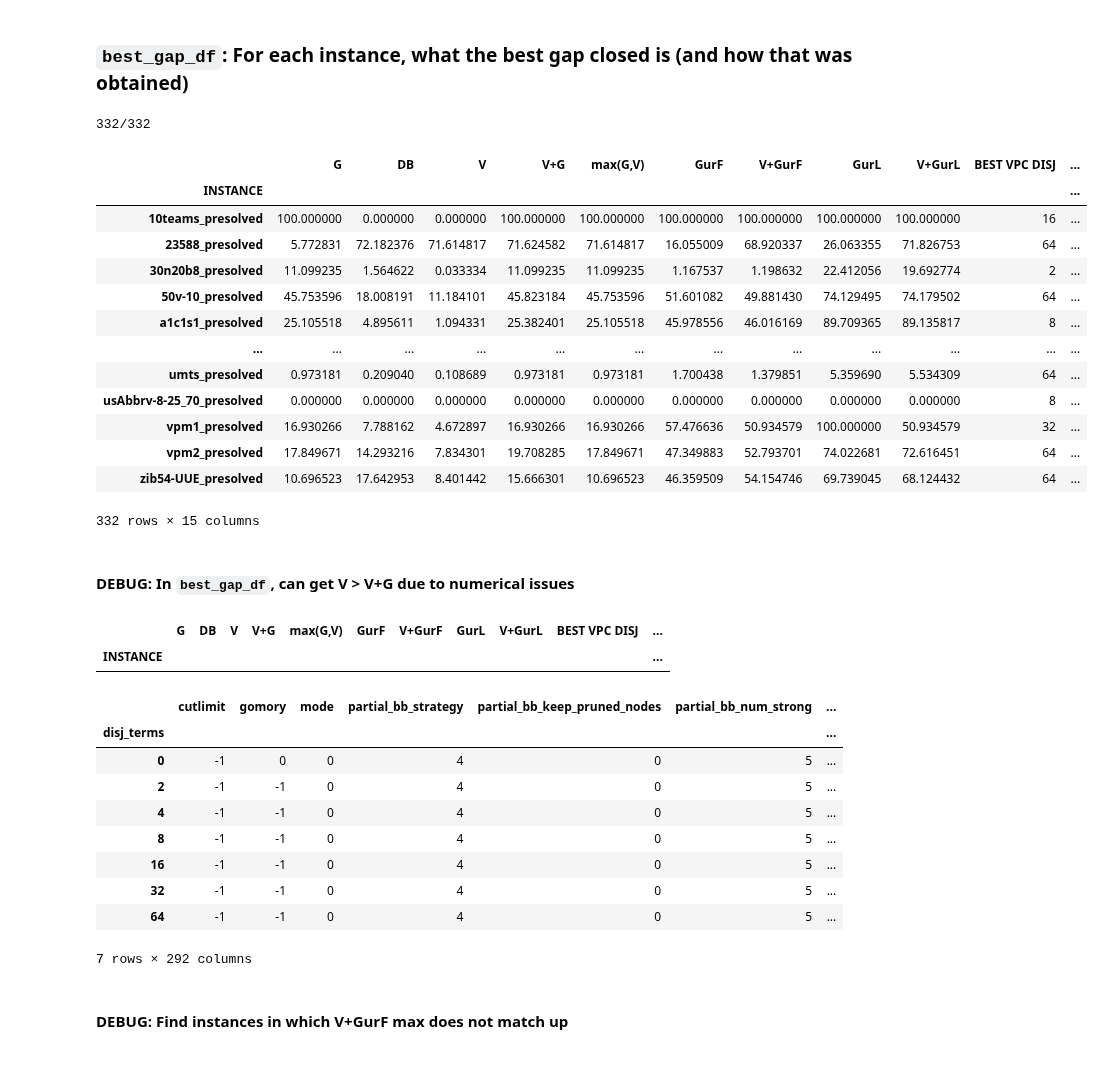
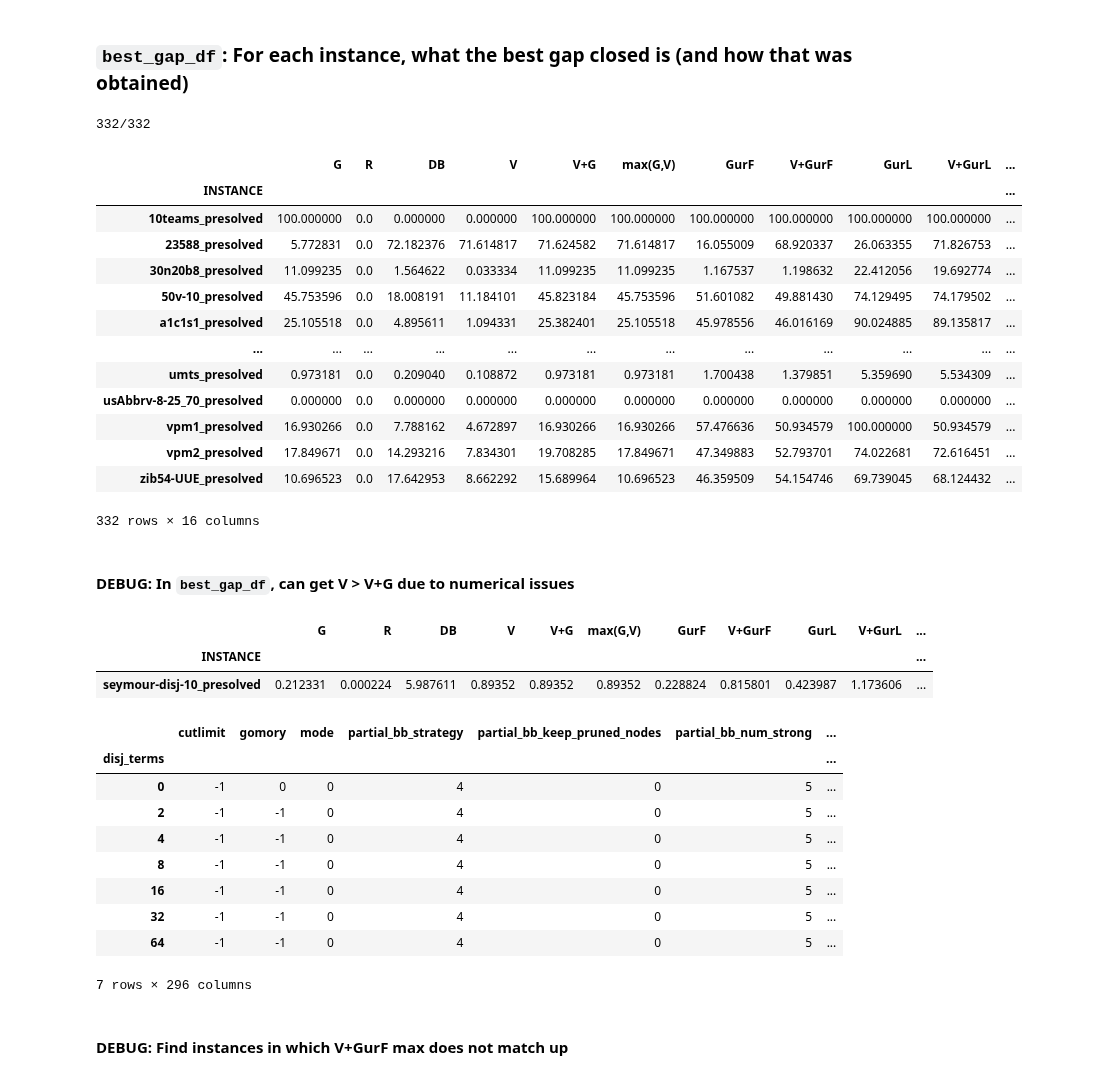
Before and after one commit to akazachk/vpc, a Jupyter notebook: plots/plots.ipynb, the cells around one changed output. Saved outputs shown, nothing was run; the diff lists cells and outputs as text; code cells hidden in the pictures.

```diff
--- a/plots/plots.ipynb
+++ b/plots/plots.ipynb
@@ -69,7 +69,7 @@ def initialize_df(filename):
 df_ipopt = pd.read_csv(DATA_DIR + "ip_obj.csv")
 df_ipopt = df_ipopt.set_index(df_ipopt[df_ipopt.columns[0]])
 # df_ipopt.rename(columns = {'IP_OBJ' : 'IP OBJ'}, inplace=True) # for consistency with other dfs
-df_ipopt.rename(columns = {'IP Objective' : 'IP OBJ'}, inplace=True) # for consistency with other dfs
+# df_ipopt.rename(columns = {'IP Objective' : 'IP OBJ'}, inplace=True) # for consistency with other dfs
 df_ipopt = df_ipopt[~df_ipopt.index.duplicated()]
 display(df_ipopt.head())
 display(df_ipopt['IP OBJ']['bm23_presolved'])
@@ -263,7 +263,7 @@ df_rejection_reason.iloc[:,3:] = False # no rejection criteria at true
 
 for col in ['OPTIMAL_SOLUTION_FOUND']:
     df_rejection_reason[col] = df_rejection_reason[col].astype(np.int64)
-for col in ['NUM_WITH_OBJS', 'NUM_WITH_CUTS', 'LP_OPT_IS_NOT_CUT', 'DLB=DUB', 'LP=DLB=DUB', 'PRLP_INFEASIBLE', 'PRLP_TIME_LIMIT']:
+for col in ['NUM_WITH_OBJS', 'NUM_WITH_CUTS', 'LP_OPT_IS_NOT_CUT', 'DLB=DUB', 'LP=DLB=DUB', 'PRLP_INFEASIBLE', 'PRLP_TIME_LIMIT', 'GUR_TIMEOUT']:
     df_rejection_reason[col] = df_rejection_reason[col].astype(np.int8)
 display(df_rejection_reason.head())
 # %% [output]
@@ -692,6 +692,7 @@ not_all_6
 ### Prepare gap short/long column names
 # %%
 col_gmic            = 'GMIC % GAP CLOSED'
+col_root            = 'ROOT % GAP CLOSED'
 col_best_disj       = 'BEST DISJ % GAP CLOSED'
 col_vpc             = 'VPC % GAP CLOSED'
 col_vpc_gmic        = 'VPC+GMIC % GAP CLOSED'
@@ -706,6 +707,7 @@ col_num_vpcs        = 'NUM VPC'
 col_num_gmic        = 'NUM GMIC'
 gap_cols = [
     col_gmic,
+    col_root,
     col_best_disj,
     col_vpc,
     col_vpc_gmic,
@@ -720,6 +722,7 @@ gap_cols = [
 
 map_short_to_cols_gap = {
     'G'      : col_gmic,
+    'R'      : col_root,
     'DB'     : col_best_disj,
     'V'      : col_vpc,
     'V+G'    : col_vpc_gmic,
@@ -761,6 +764,7 @@ gap_df = df.loc[:,
                     'BEST DISJ OBJ',
                     'WORST DISJ OBJ',
                     'IP OBJ',
+                    'ROOT OBJ',
                     'GMIC OBJ',
                     'VPC OBJ',
                     'VPC+GMIC OBJ',
@@ -779,6 +783,10 @@ gap_df = df.loc[:,
 # Calculate some missing % gap closed columns
 # gap closed = 100 * (post_cut_opt_val - lp_opt_val) / (ip_opt_val - lp_opt_val)
 cut_type = "GMIC"
+col = cut_type + " OBJ"
+gap_df[cut_type + " % GAP CLOSED"] = calc_gap_closed(gap_df, col)
+
+cut_type = "ROOT"
 col = cut_type + " OBJ"
 gap_df[cut_type + " % GAP CLOSED"] = calc_gap_closed(gap_df, col)
 
@@ -1020,6 +1028,7 @@ for i, inst in enumerate(inst_set):
     row = curr_df.loc[0]
     GurF_gap = float(row[col_first_ref])
     GurL_gap = float(row[col_last_ref])
+    root_gap = float(row[col_root])
     gmic_gap = float(row[col_gmic])
     disj_gap = float(row[col_best_disj])
 
@@ -1053,47 +1062,48 @@ for i, inst in enumerate(inst_set):
             best_VGurF_disj = index
         if best_VGurL < VGurL_gap:
             best_VGurL = VGurL_gap
             best_VGurL_disj = index
 
     best_gap_df.iloc[i] = [
         gmic_gap if gmic_gap >= EPS else 0.,
+        root_gap if root_gap >= EPS else 0.,
         disj_gap if disj_gap >= EPS else 0.,
         best_vpc if best_vpc >= EPS else 0.,
         best_vpcgmic if best_vpcgmic >= EPS else 0.,
         best_max_gmic_vpc if best_max_gmic_vpc >= EPS else 0.,
         GurF_gap if GurF_gap >= EPS else 0.,
         best_VGurF if best_VGurF >= EPS else 0.,
         GurL_gap if GurL_gap >= EPS else 0.,
         best_VGurL if best_VGurL >= EPS else 0.,
         best_vpc_disj,
         best_vpcgmic_disj,
         best_VGurF_disj,
         best_VGurL_disj,
         best_num_vpc,
         best_num_gmic,
     ]
 
 col_list = ['BEST VPC DISJ', 'BEST GMIC+VPC DISJ', 'BEST V+GurF DISJ', 'BEST V+GurL DISJ', 'NUM VPC', 'NUM GMIC']
 for col in col_list:
     best_gap_df[col] = best_gap_df[col].astype(np.int64)
 
 display(best_gap_df)
 # %% [output]
 332/332
-|  | G | DB | V | V+G | max(G,V) | GurF | V+GurF | GurL | V+GurL | BEST VPC DISJ | ... |
+|  | G | R | DB | V | V+G | max(G,V) | GurF | V+GurF | GurL | V+GurL | ... |
 | INSTANCE |  |  |  |  |  |  |  |  |  |  | ... |
-| 10teams_presolved | 100.000000 | 0.000000 | 0.000000 | 100.000000 | 100.000000 | 100.000000 | 100.000000 | 100.000000 | 100.000000 | 16 | ... |
-| 23588_presolved | 5.772831 | 72.182376 | 71.614817 | 71.624582 | 71.614817 | 16.055009 | 68.920337 | 26.063355 | 71.826753 | 64 | ... |
-| 30n20b8_presolved | 11.099235 | 1.564622 | 0.033334 | 11.099235 | 11.099235 | 1.167537 | 1.198632 | 22.412056 | 19.692774 | 2 | ... |
-| 50v-10_presolved | 45.753596 | 18.008191 | 11.184101 | 45.823184 | 45.753596 | 51.601082 | 49.881430 | 74.129495 | 74.179502 | 64 | ... |
-| a1c1s1_presolved | 25.105518 | 4.895611 | 1.094331 | 25.382401 | 25.105518 | 45.978556 | 46.016169 | 89.709365 | 89.135817 | 8 | ... |
+| 10teams_presolved | 100.000000 | 0.0 | 0.000000 | 0.000000 | 100.000000 | 100.000000 | 100.000000 | 100.000000 | 100.000000 | 100.000000 | ... |
+| 23588_presolved | 5.772831 | 0.0 | 72.182376 | 71.614817 | 71.624582 | 71.614817 | 16.055009 | 68.920337 | 26.063355 | 71.826753 | ... |
+| 30n20b8_presolved | 11.099235 | 0.0 | 1.564622 | 0.033334 | 11.099235 | 11.099235 | 1.167537 | 1.198632 | 22.412056 | 19.692774 | ... |
+| 50v-10_presolved | 45.753596 | 0.0 | 18.008191 | 11.184101 | 45.823184 | 45.753596 | 51.601082 | 49.881430 | 74.129495 | 74.179502 | ... |
+| a1c1s1_presolved | 25.105518 | 0.0 | 4.895611 | 1.094331 | 25.382401 | 25.105518 | 45.978556 | 46.016169 | 90.024885 | 89.135817 | ... |
 | ... | ... | ... | ... | ... | ... | ... | ... | ... | ... | ... | ... |
-| umts_presolved | 0.973181 | 0.209040 | 0.108689 | 0.973181 | 0.973181 | 1.700438 | 1.379851 | 5.359690 | 5.534309 | 64 | ... |
-| usAbbrv-8-25_70_presolved | 0.000000 | 0.000000 | 0.000000 | 0.000000 | 0.000000 | 0.000000 | 0.000000 | 0.000000 | 0.000000 | 8 | ... |
-| vpm1_presolved | 16.930266 | 7.788162 | 4.672897 | 16.930266 | 16.930266 | 57.476636 | 50.934579 | 100.000000 | 50.934579 | 32 | ... |
-| vpm2_presolved | 17.849671 | 14.293216 | 7.834301 | 19.708285 | 17.849671 | 47.349883 | 52.793701 | 74.022681 | 72.616451 | 64 | ... |
-| zib54-UUE_presolved | 10.696523 | 17.642953 | 8.401442 | 15.666301 | 10.696523 | 46.359509 | 54.154746 | 69.739045 | 68.124432 | 64 | ... |
+| umts_presolved | 0.973181 | 0.0 | 0.209040 | 0.108872 | 0.973181 | 0.973181 | 1.700438 | 1.379851 | 5.359690 | 5.534309 | ... |
+| usAbbrv-8-25_70_presolved | 0.000000 | 0.0 | 0.000000 | 0.000000 | 0.000000 | 0.000000 | 0.000000 | 0.000000 | 0.000000 | 0.000000 | ... |
+| vpm1_presolved | 16.930266 | 0.0 | 7.788162 | 4.672897 | 16.930266 | 16.930266 | 57.476636 | 50.934579 | 100.000000 | 50.934579 | ... |
+| vpm2_presolved | 17.849671 | 0.0 | 14.293216 | 7.834301 | 19.708285 | 17.849671 | 47.349883 | 52.793701 | 74.022681 | 72.616451 | ... |
+| zib54-UUE_presolved | 10.696523 | 0.0 | 17.642953 | 8.662292 | 15.689964 | 10.696523 | 46.359509 | 54.154746 | 69.739045 | 68.124432 | ... |
-332 rows × 15 columns
+332 rows × 16 columns
 # %% [markdown]
 #### DEBUG: In `best_gap_df`, can get V > V+G due to numerical issues
 # %%
@@ -1104,10 +1114,12 @@ col2 = best_gap_df['V+G']
 
 display(best_gap_df[(col1 > col2 + EPS) == True])
 
-df.loc['neos-1058477_presolved'] #.to_csv("neos-1058477_presolved_data.csv")
+#df.loc['neos-1058477_presolved'] #.to_csv("neos-1058477_presolved_data.csv")
+df.loc['seymour-disj-10_presolved']
 # %% [output]
-|  | G | DB | V | V+G | max(G,V) | GurF | V+GurF | GurL | V+GurL | BEST VPC DISJ | ... |
+|  | G | R | DB | V | V+G | max(G,V) | GurF | V+GurF | GurL | V+GurL | ... |
 | INSTANCE |  |  |  |  |  |  |  |  |  |  | ... |
+| seymour-disj-10_presolved | 0.212331 | 0.000224 | 5.987611 | 0.89352 | 0.89352 | 0.89352 | 0.228824 | 0.815801 | 0.423987 | 1.173606 | ... |
 |  | cutlimit | gomory | mode | partial_bb_strategy | partial_bb_keep_pruned_nodes | partial_bb_num_strong | ... |
 | disj_terms |  |  |  |  |  |  | ... |
 | 0 | -1 | 0 | 0 | 4 | 0 | 5 | ... |
@@ -1117,7 +1129,7 @@ df.loc['neos-1058477_presolved'] #.to_csv("neos-1058477_presolved_data.csv")
 | 16 | -1 | -1 | 0 | 4 | 0 | 5 | ... |
 | 32 | -1 | -1 | 0 | 4 | 0 | 5 | ... |
 | 64 | -1 | -1 | 0 | 4 | 0 | 5 | ... |
-7 rows × 292 columns
+7 rows × 296 columns
 # %% [markdown]
 #### DEBUG: Find instances in which V+GurF max does not match up
 # %%
```
Also changed, not shown: parts of 39 cells of this notebook.
